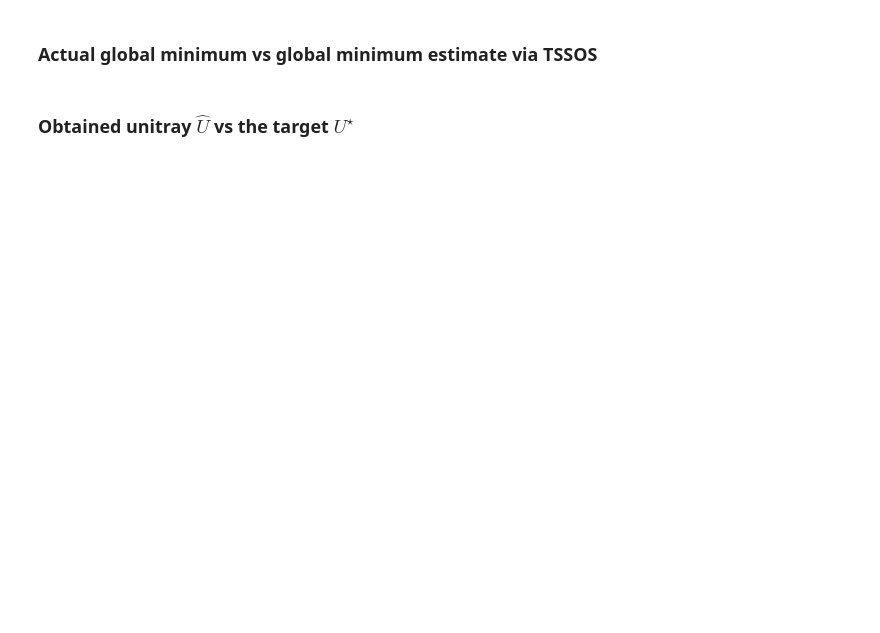
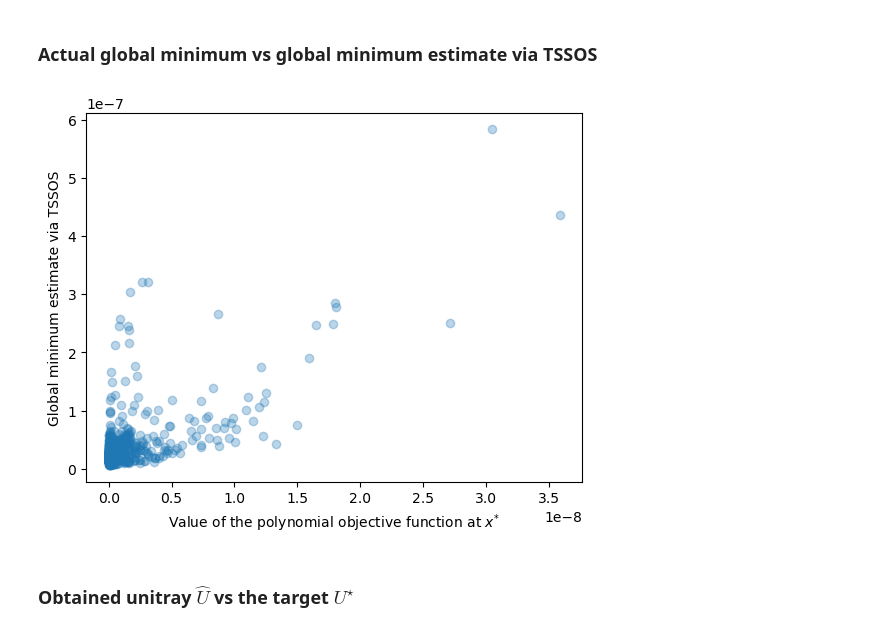
Before and after one commit to dibondar/QControlPolyOpt, a Jupyter notebook: QuantumControlPolyOpt.ipynb, the cells around one changed output. Cells and saved outputs as stored; diff of their text form; code cells hidden in the pictures; blank space fills up the shorter version.

```diff
--- a/QuantumControlPolyOpt.ipynb
+++ b/QuantumControlPolyOpt.ipynb
@@ -383,10 +385,17 @@ histogram(norm_diff_x)
 # %% [markdown]
 ### Actual global minimum vs global minimum estimate via TSSOS
 # %%
-scatter(obj_exact_x, glob_obj_min_x, label=nothing)
+scatter(obj_exact_x, glob_obj_min_x, alpha=0.3)
+
 #lower = min(minimum(obj_exact_x), minimum(glob_obj_min_x))
 #higher = maximum(obj_exact_x)
 #plot!([lower, higher], [lower, higher], label=nothing)
-xlabel!("Value of the polynomial objective function at " * L"x^{\star}")
-ylabel!("Global minimum estimate via " * L"\texttt{TSSOS}")
-#savefig("Fig_TSSOSvsXstar.pdf")
+
+xlabel("Value of the polynomial objective function at " * L"x^{*}")
+ylabel("Global minimum estimate via TSSOS")
+
+savefig("Fig_TSSOSvsXstar.pdf")
+
+show()
+# %% [output]
+[figure, added]
```
Also changed, not shown: parts of 10 cells of this notebook, 3 other files.
